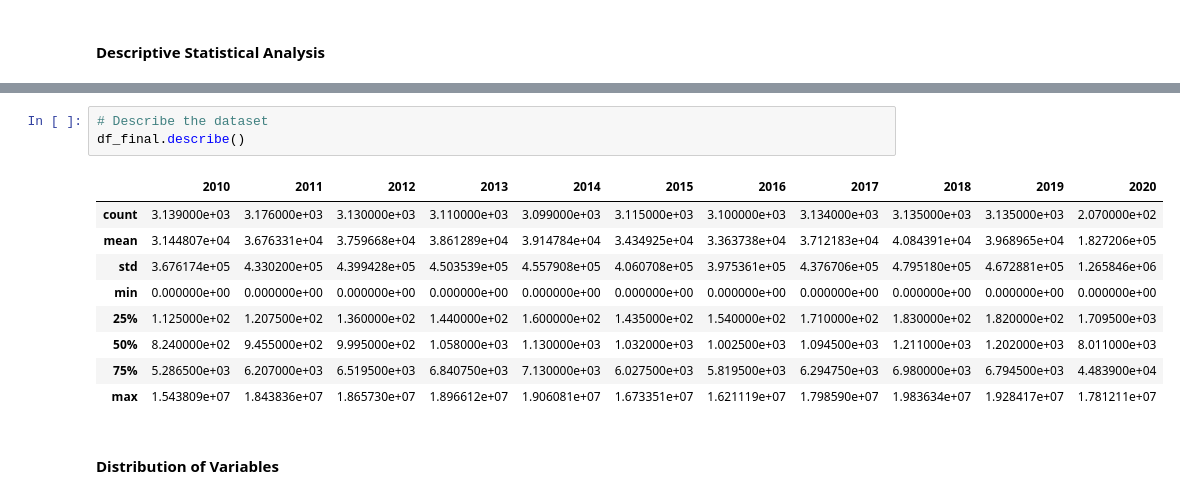
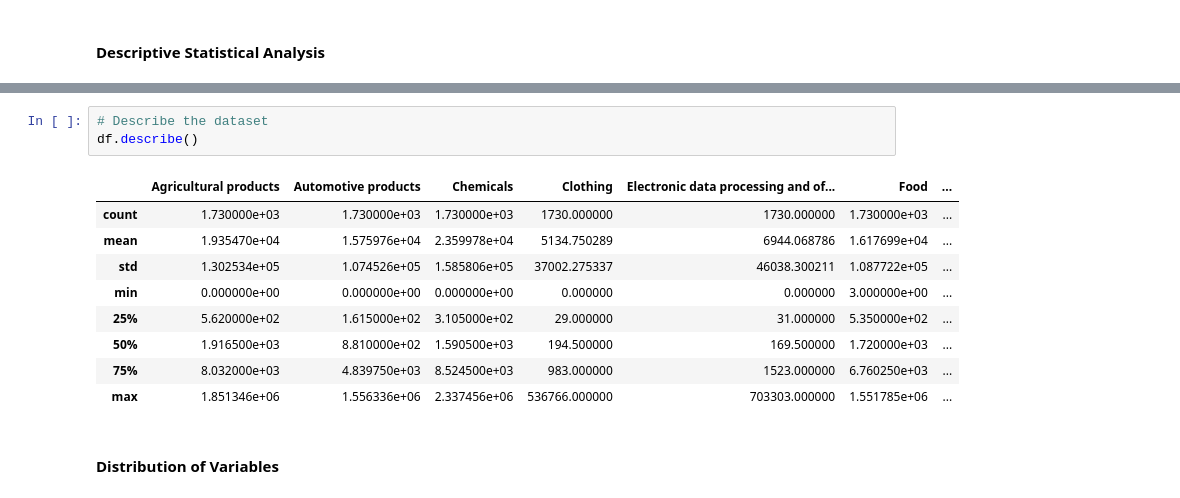
Before and after one commit to kesnel/ayiti-analytics-capstone-project, a Jupyter notebook: EDA.ipynb, the cells around one changed output, grey strips where cells are left out. Cells and saved outputs as stored; diff of their text form.

```diff
--- a/EDA.ipynb
+++ b/EDA.ipynb
@@ -424,16 +523,16 @@ dtype: float64
 # %%
 # Describe the dataset
-df_final.describe()
+df.describe()
 # %% [output]
-|  | 2010 | 2011 | 2012 | 2013 | 2014 | 2015 | 2016 | 2017 | 2018 | 2019 | 2020 |
-| count | 3.139000e+03 | 3.176000e+03 | 3.130000e+03 | 3.110000e+03 | 3.099000e+03 | 3.115000e+03 | 3.100000e+03 | 3.134000e+03 | 3.135000e+03 | 3.135000e+03 | 2.070000e+02 |
-| mean | 3.144807e+04 | 3.676331e+04 | 3.759668e+04 | 3.861289e+04 | 3.914784e+04 | 3.434925e+04 | 3.363738e+04 | 3.712183e+04 | 4.084391e+04 | 3.968965e+04 | 1.827206e+05 |
-| std | 3.676174e+05 | 4.330200e+05 | 4.399428e+05 | 4.503539e+05 | 4.557908e+05 | 4.060708e+05 | 3.975361e+05 | 4.376706e+05 | 4.795180e+05 | 4.672881e+05 | 1.265846e+06 |
-| min | 0.000000e+00 | 0.000000e+00 | 0.000000e+00 | 0.000000e+00 | 0.000000e+00 | 0.000000e+00 | 0.000000e+00 | 0.000000e+00 | 0.000000e+00 | 0.000000e+00 | 0.000000e+00 |
-| 25% | 1.125000e+02 | 1.207500e+02 | 1.360000e+02 | 1.440000e+02 | 1.600000e+02 | 1.435000e+02 | 1.540000e+02 | 1.710000e+02 | 1.830000e+02 | 1.820000e+02 | 1.709500e+03 |
-| 50% | 8.240000e+02 | 9.455000e+02 | 9.995000e+02 | 1.058000e+03 | 1.130000e+03 | 1.032000e+03 | 1.002500e+03 | 1.094500e+03 | 1.211000e+03 | 1.202000e+03 | 8.011000e+03 |
-| 75% | 5.286500e+03 | 6.207000e+03 | 6.519500e+03 | 6.840750e+03 | 7.130000e+03 | 6.027500e+03 | 5.819500e+03 | 6.294750e+03 | 6.980000e+03 | 6.794500e+03 | 4.483900e+04 |
-| max | 1.543809e+07 | 1.843836e+07 | 1.865730e+07 | 1.896612e+07 | 1.906081e+07 | 1.673351e+07 | 1.621119e+07 | 1.798590e+07 | 1.983634e+07 | 1.928417e+07 | 1.781211e+07 |
+|  | Agricultural products | Automotive products | Chemicals | Clothing | Electronic data processing and of... | Food | ... |
+| count | 1.730000e+03 | 1.730000e+03 | 1.730000e+03 | 1730.000000 | 1730.000000 | 1.730000e+03 | ... |
+| mean | 1.935470e+04 | 1.575976e+04 | 2.359978e+04 | 5134.750289 | 6944.068786 | 1.617699e+04 | ... |
+| std | 1.302534e+05 | 1.074526e+05 | 1.585806e+05 | 37002.275337 | 46038.300211 | 1.087722e+05 | ... |
+| min | 0.000000e+00 | 0.000000e+00 | 0.000000e+00 | 0.000000 | 0.000000 | 3.000000e+00 | ... |
+| 25% | 5.620000e+02 | 1.615000e+02 | 3.105000e+02 | 29.000000 | 31.000000 | 5.350000e+02 | ... |
+| 50% | 1.916500e+03 | 8.810000e+02 | 1.590500e+03 | 194.500000 | 169.500000 | 1.720000e+03 | ... |
+| 75% | 8.032000e+03 | 4.839750e+03 | 8.524500e+03 | 983.000000 | 1523.000000 | 6.760250e+03 | ... |
+| max | 1.851346e+06 | 1.556336e+06 | 2.337456e+06 | 536766.000000 | 703303.000000 | 1.551785e+06 | ... |
 # %% [markdown]
 #### Distribution of Variables
 # %%
```
Also changed, not shown: parts of 2 cells of this notebook.
